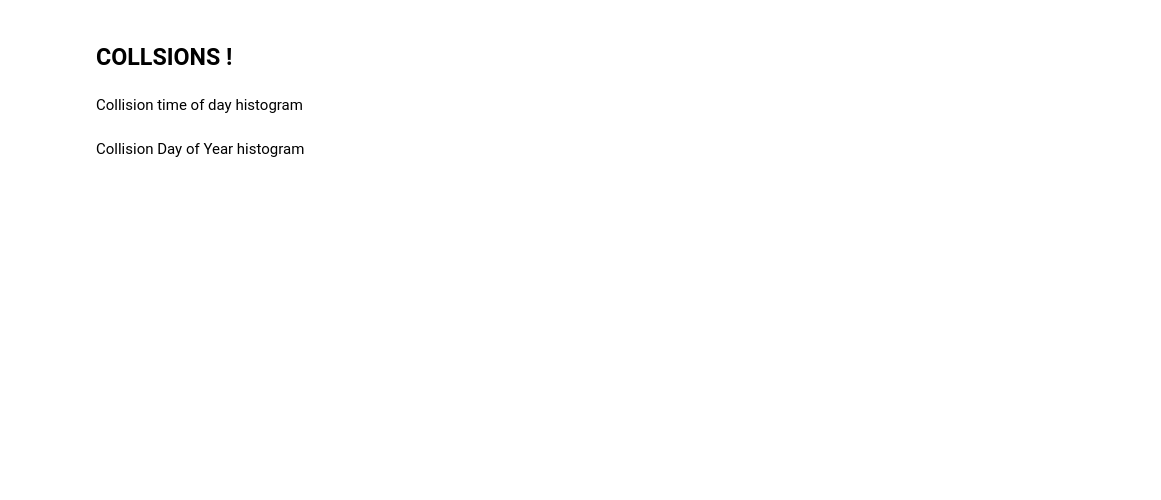
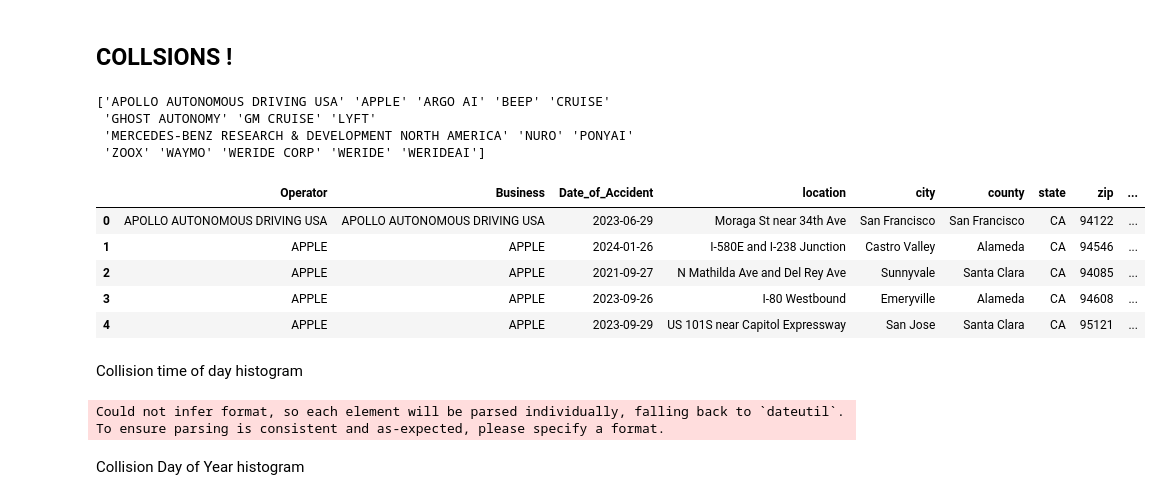
Before and after one commit to Kyle-Markwardt/self-driving-vehicles, a Jupyter notebook: main.ipynb, the cells around one changed output. Saved outputs shown, nothing was run; the diff lists cells and outputs as text; code cells hidden in the pictures; blank space fills up the shorter version.

```diff
--- a/main.ipynb
+++ b/main.ipynb
@@ -488,27 +536,25 @@ show(p)
 # %%
-import plotly.graph_objects as go
-from plotly.subplots import make_subplots
-
-# Assuming top_miles and line_go_up DataFrames are already defined as per your data
-
 # Create subplots to allow for a shared x-axis
 fig = make_subplots(specs=[[{"secondary_y": False}]])
 
+# Define colors using Viridis color scale
+colors = px.colors.sequential.Viridis[:len(top_miles['OPERATOR'].unique())]
+
 # Add bar chart for each operator
 operators = top_miles['OPERATOR'].unique()
-for operator in operators:
+for i, operator in enumerate(operators):
     df_filtered = top_miles[top_miles['OPERATOR'] == operator]
-    fig.add_trace(go.Bar(x=df_filtered['Year'], y=df_filtered['Mileage Total'], name=f"Bar - {operator}", text=operator),
-                  secondary_y=False)
+    fig.add_trace(go.Bar(x=df_filtered['Year'], y=df_filtered['Mileage Total'], name=f"{operator}", text=operator,
+                         marker_color=colors[i]), secondary_y=False)
 
 # Add line graph
-fig.add_trace(go.Scatter(x=line_go_up['Year'], y=line_go_up['Mileage Total'], mode='lines+markers', name='Line - Yearly Total'),
-              secondary_y=False)
+fig.add_trace(go.Scatter(x=line_go_up['Year'], y=line_go_up['Mileage Total'], mode='lines+markers', name='Industry Yearly Total',
+                         marker_color='black'), secondary_y=False)
 
 # Update axes and layout
-fig.update_layout(title_text="Mileage by Year and Operator", height=800)
-fig.update_xaxes(title_text="Year")
-fig.update_yaxes(title_text="Bar Mileage Total", secondary_y=False)
-fig.update_yaxes(title_text="Line Mileage Total", secondary_y=False, showgrid=False)
+fig.update_layout(title_text="Mileage by Year and Operator", height=600, width=1200)
+fig.update_xaxes(title_text="Year", tickmode='linear', dtick=1)
+fig.update_yaxes(title_text="Mileage Total", secondary_y=False, showgrid=True)
 
+fig.write_image("Images/annual_mileage.jpg")
 fig.show()
@@ -589,33 +638,51 @@ sns.heatmap(correlation_df, vmin=-1, vmax=1)
 # %%
 # Import time and place collision data
 coll_time_place_df = pd.read_csv('data/collisions/dataframes/locations/crash_locations.csv')
 
 # Clean it:
 coll_columns_to_clean = ["Operator","Business"]
 for i in coll_columns_to_clean:
    coll_time_place_df = polish(coll_time_place_df, i)
 
-coll_time_place_df['Time_of_accident'] = pd.to_datetime(coll_time_place_df['Time_of_accident'])
-# Replace "same" with "GHOST AUTONOMY" in the "Business" column
-coll_time_place_df["Business"].replace("SAME", "GHOST AUTONOMY", inplace=True)
-
+unique_operator = coll_time_place_df["Operator"].unique()
+print(unique_operator)
 
 coll_time_place_df.head()
+# %% [output]
+['APOLLO AUTONOMOUS DRIVING USA' 'APPLE' 'ARGO AI' 'BEEP' 'CRUISE'
+ 'GHOST AUTONOMY' 'GM CRUISE' 'LYFT'
+ 'MERCEDES-BENZ RESEARCH & DEVELOPMENT NORTH AMERICA' 'NURO' 'PONYAI'
+ 'ZOOX' 'WAYMO' 'WERIDE CORP' 'WERIDE' 'WERIDEAI']
+|  | Operator | Business | Date_of_Accident | location | city | county | state | zip | ... |
+| 0 | APOLLO AUTONOMOUS DRIVING USA | APOLLO AUTONOMOUS DRIVING USA | 2023-06-29 | Moraga St near 34th Ave | San Francisco | San Francisco | CA | 94122 | ... |
+| 1 | APPLE | APPLE | 2024-01-26 | I-580E and I-238 Junction | Castro Valley | Alameda | CA | 94546 | ... |
+| 2 | APPLE | APPLE | 2021-09-27 | N Mathilda Ave and Del Rey Ave | Sunnyvale | Santa Clara | CA | 94085 | ... |
+| 3 | APPLE | APPLE | 2023-09-26 | I-80 Westbound | Emeryville | Alameda | CA | 94608 | ... |
+| 4 | APPLE | APPLE | 2023-09-29 | US 101S near Capitol Expressway | San Jose | Santa Clara | CA | 95121 | ... |
 # %% [markdown]
 Collision time of day histogram
 # %%
-fig = px.histogram(coll_time_place_df.sort_values('Time_of_accident'),
-                   x='Time_of_accident',
-                   title="Collision Time of Day",
+# temprorary column to fix binning issues
+coll_time_place_df['Hour_of_day'] = pd.to_datetime(coll_time_place_df['Time_of_accident_24hr']).dt.strftime('%H')
+
+# Plot a histogram with Plotly Express
+fig = px.histogram(coll_time_place_df.sort_values('Hour_of_day'),
+                   x='Hour_of_day',
+                   title='Autonomy Collisions by Time of Day',
                    nbins=24,  # One bin for each hour
-                   labels={'Hour_of_accident': 'Hour of Day', 'count': 'Number of Collisions'},
+                   labels={'Hour_of_day': 'Hour of Day', 'count': 'Number of Collisions'},
                    color='Business',  # Color by operator
                    color_discrete_sequence=px.colors.sequential.Viridis
-                   )
+                  )
 
+fig.update_layout(xaxis_title='Hour of Day', yaxis_title='Number of Collisions', height=600, width=1200)
+fig.write_image('Images/collisions_by_hour.jpg')
+fig.show()
 
-fig.update_layout(xaxis_title='Hour of Day', yaxis_title='Number of Collisions')
-fig.show()
+#drop temp column
+coll_time_place_df.drop(columns=(["Hour_of_day"]), inplace=True)
+# %% [output]
+Could not infer format, so each element will be parsed individually, falling back to `dateutil`. To ensure parsing is consistent and as-expected, please specify a format.
 # %% [markdown]
 Collision Day of Year histogram
 # %%
```
Also changed, not shown: parts of 28 cells of this notebook, 9 other files.
